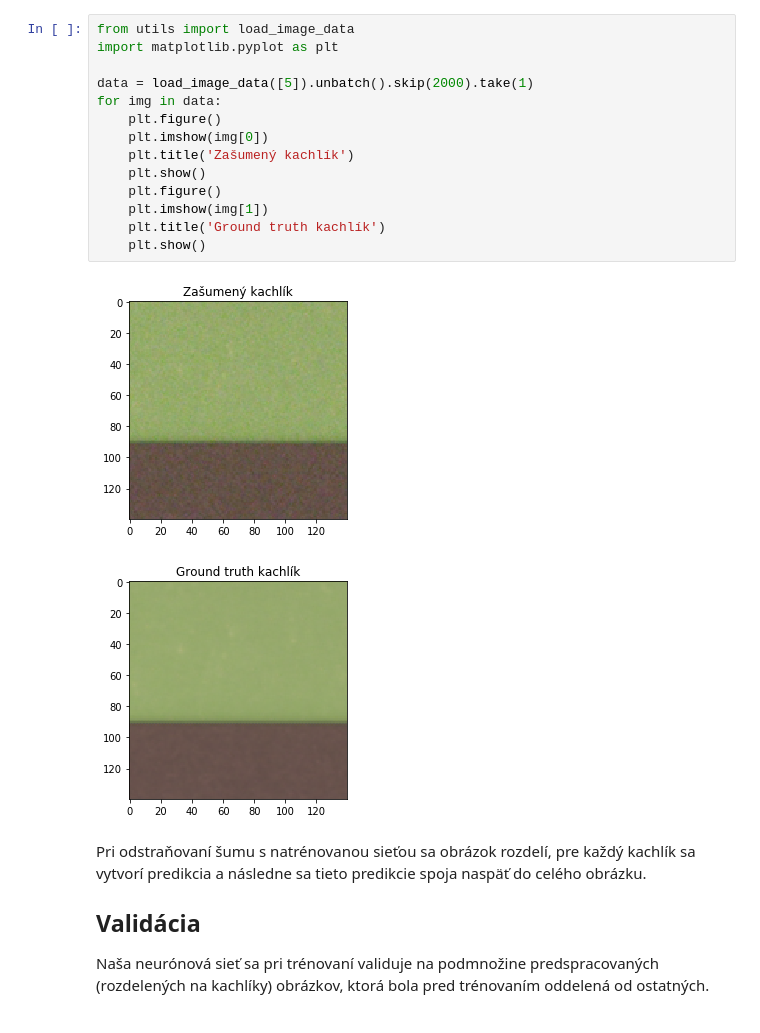
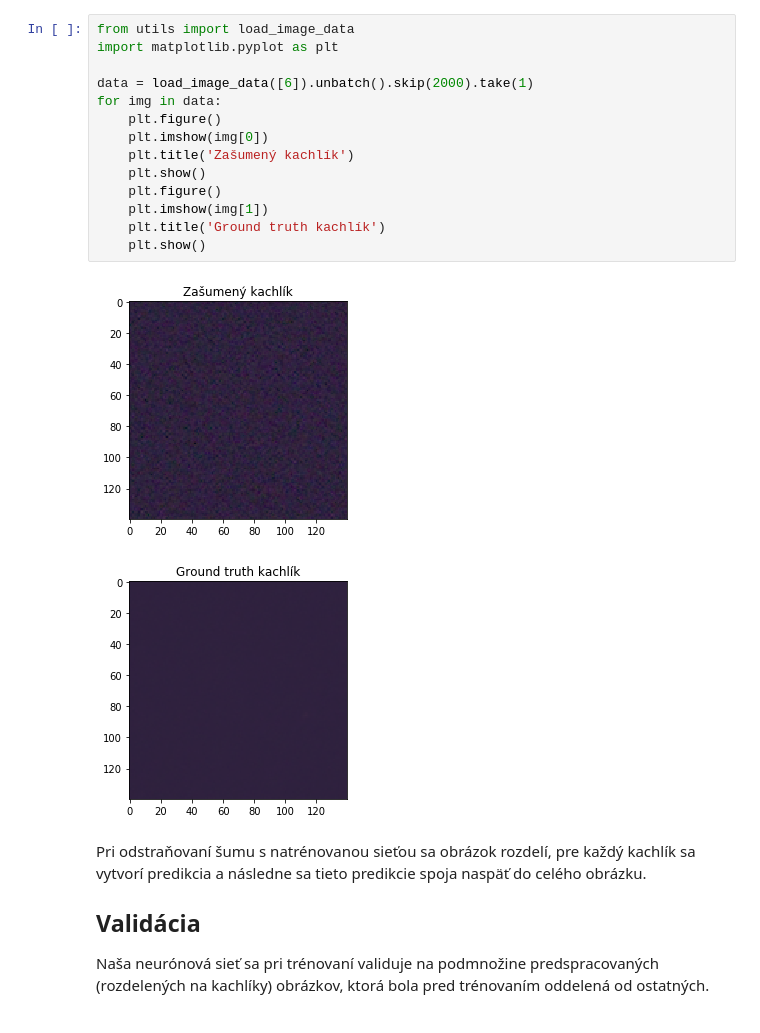
Before and after one commit to MatusPilnan/neuronky, a Jupyter notebook: Analyza_dat.ipynb, the cells around one changed output. Drawn from its saved outputs; the diff is of its cells as text.

```diff
--- a/Analyza_dat.ipynb
+++ b/Analyza_dat.ipynb
@@ -22,20 +22,20 @@ Pri obrázkoch takejto veľkosti nie je rozumné ich spracúvať celé naraz, aj
 # %%
 from utils import load_image_data
 import matplotlib.pyplot as plt
 
-data = load_image_data([5]).unbatch().skip(2000).take(1)
+data = load_image_data([6]).unbatch().skip(2000).take(1)
 for img in data:
     plt.figure()
     plt.imshow(img[0])
     plt.title('Zašumený kachlík')
     plt.show()
     plt.figure()
     plt.imshow(img[1])
     plt.title('Ground truth kachlík')
     plt.show()
 # %% [output]
-[figure, old version]
+[figure, new version]
-[figure, old version]
+[figure, new version]
 # %% [markdown]
 Pri odstraňovaní šumu s natrénovanou sieťou sa obrázok rozdelí, pre každý kachlík sa vytvorí predikcia a následne sa tieto predikcie spoja naspäť do celého obrázku.
 
```
Also changed, not shown: 9 other files.
